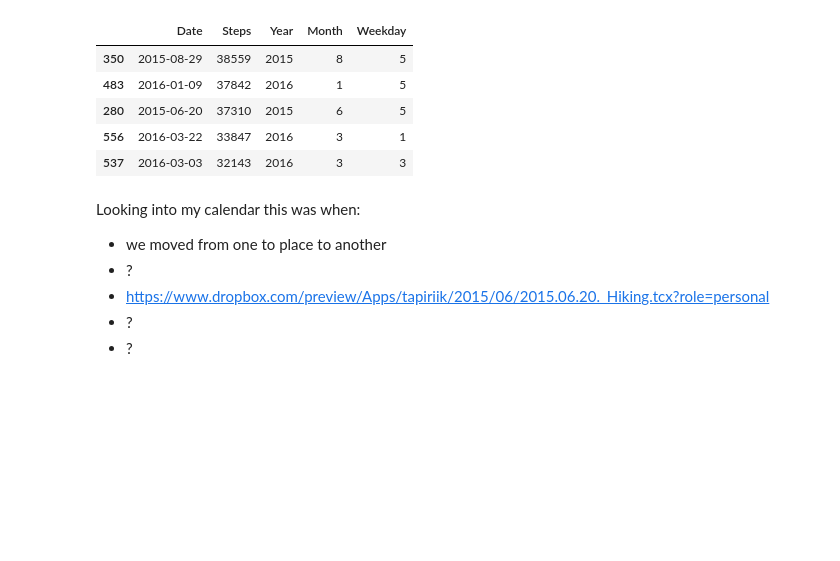
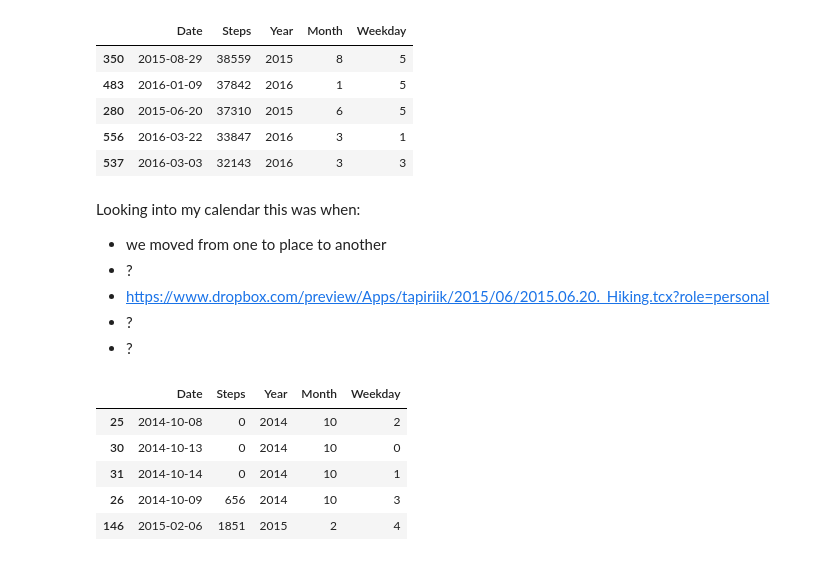
Before and after one commit to habi/steps, a Jupyter notebook: StepData.ipynb, the cells around one changed output. Saved outputs shown, nothing was run; the diff lists cells and outputs as text; code cells hidden in the pictures; blank space fills up the shorter version.

```diff
--- a/StepData.ipynb
+++ b/StepData.ipynb
@@ -70,3 +70,13 @@ Looking into my calendar this was when:
 - https://www.dropbox.com/preview/Apps/tapiriik/2015/06/2015.06.20._Hiking.tcx?role=personal
 - ?
 - ?
+# %%
+# When were the five lowest step counts?
+data.sort_values('Steps').head()
+# %% [output]
+|  | Date | Steps | Year | Month | Weekday |
+| 25 | 2014-10-08 | 0 | 2014 | 10 | 2 |
+| 30 | 2014-10-13 | 0 | 2014 | 10 | 0 |
+| 31 | 2014-10-14 | 0 | 2014 | 10 | 1 |
+| 26 | 2014-10-09 | 656 | 2014 | 10 | 3 |
+| 146 | 2015-02-06 | 1851 | 2015 | 2 | 4 |
```
Also changed, not shown: parts of 7 cells of this notebook.
